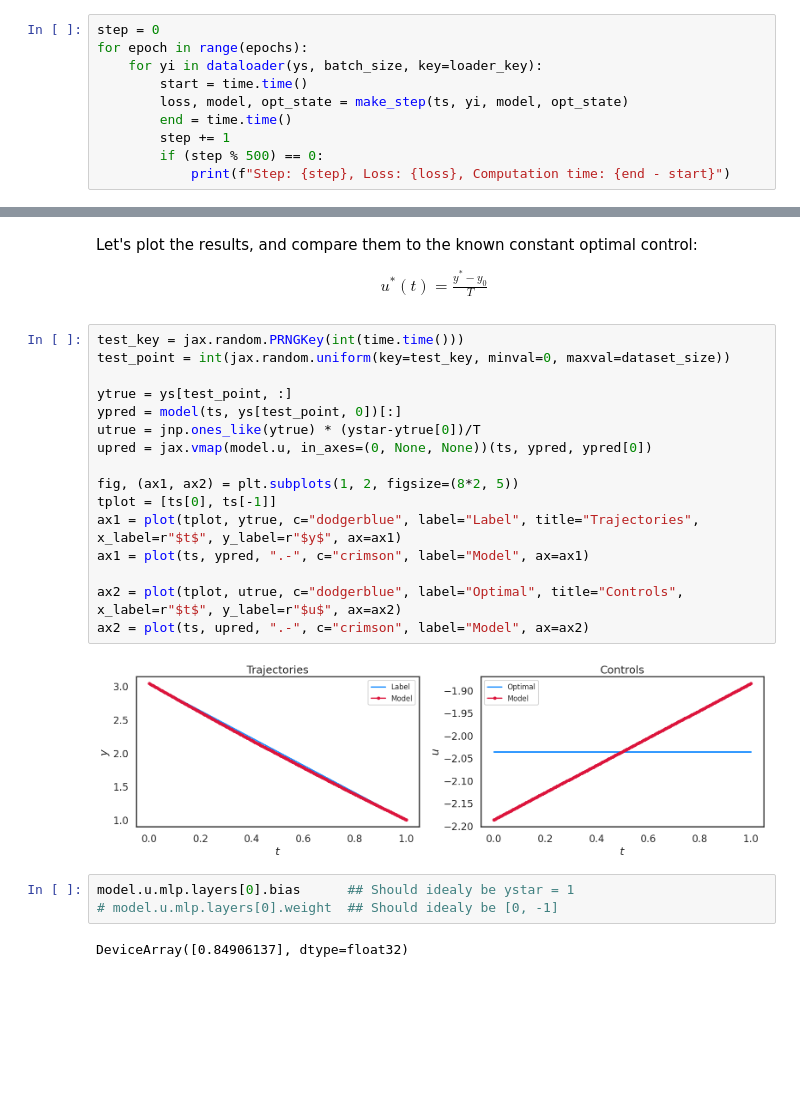
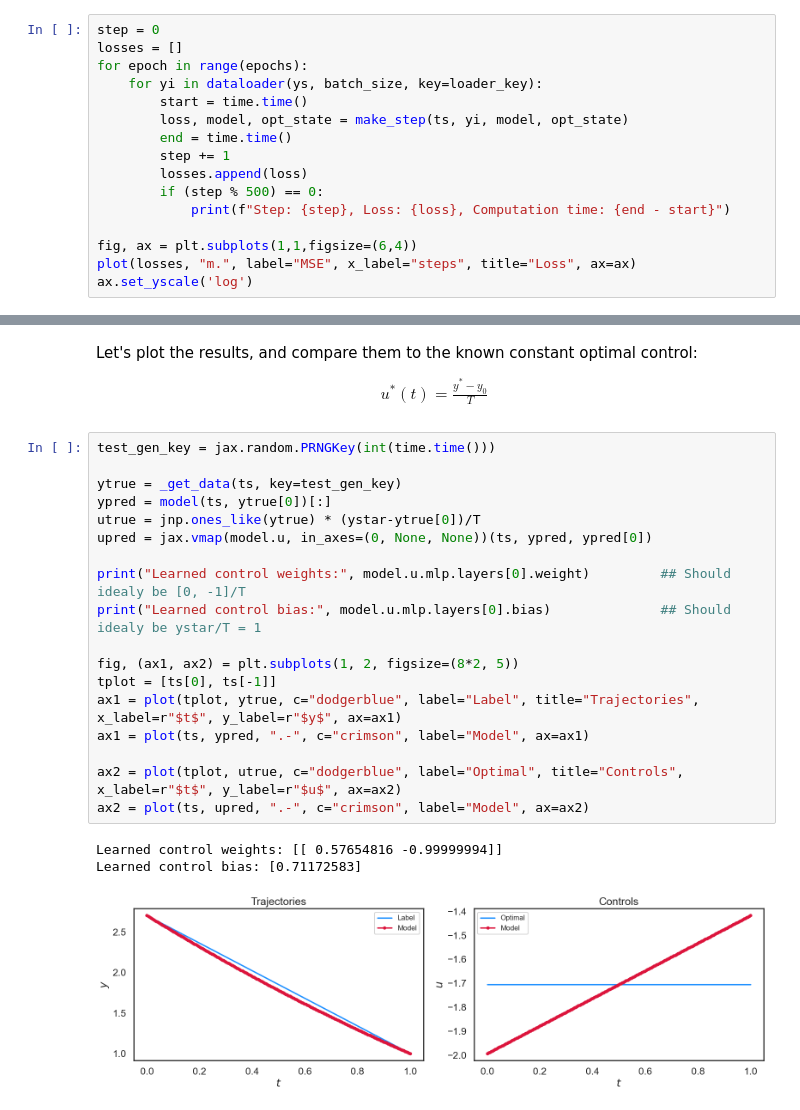
Before and after one commit to ddrous/visual-fluids, a Jupyter notebook: NeuralODEs/neural_ode_control.ipynb, the cells around one changed output, grey strips where cells are left out. Saved outputs shown, nothing was run; the diff lists cells and outputs as text; blank space fills up the shorter version.

Commit message:
Experimenting with control

```diff
--- a/NeuralODEs/neural_ode_control.ipynb
+++ b/NeuralODEs/neural_ode_control.ipynb
@@ -202,12 +203,18 @@ def make_step(ti, yi, model, opt_state):
     return loss, model, opt_state
 # %%
 step = 0
+losses = []
 for epoch in range(epochs):
     for yi in dataloader(ys, batch_size, key=loader_key):
         start = time.time()
         loss, model, opt_state = make_step(ts, yi, model, opt_state)
         end = time.time()
         step += 1
+        losses.append(loss)
         if (step % 500) == 0:
             print(f"Step: {step}, Loss: {loss}, Computation time: {end - start}")
+
+fig, ax = plt.subplots(1,1,figsize=(6,4))
+plot(losses, "m.", label="MSE", x_label="steps", title="Loss", ax=ax)
+ax.set_yscale('log')
 # %% [output]
@@ -224,28 +232,27 @@ Let's plot the results, and compare them to the known constant optimal control:
 u^*(t) = \frac{y^* - y_0}{T}
 \end{align}
 # %%
-test_key = jax.random.PRNGKey(int(time.time()))
-test_point = int(jax.random.uniform(key=test_key, minval=0, maxval=dataset_size))
+test_gen_key = jax.random.PRNGKey(int(time.time()))
 
-ytrue = ys[test_point, :]
-ypred = model(ts, ys[test_point, 0])[:]
+ytrue = _get_data(ts, key=test_gen_key)
+ypred = model(ts, ytrue[0])[:]
 utrue = jnp.ones_like(ytrue) * (ystar-ytrue[0])/T
 upred = jax.vmap(model.u, in_axes=(0, None, None))(ts, ypred, ypred[0])
+
+print("Learned control weights:", model.u.mlp.layers[0].weight)         ## Should idealy be [0, -1]/T
+print("Learned control bias:", model.u.mlp.layers[0].bias)              ## Should idealy be ystar/T = 1
 
 fig, (ax1, ax2) = plt.subplots(1, 2, figsize=(8*2, 5))
 tplot = [ts[0], ts[-1]]
 ax1 = plot(tplot, ytrue, c="dodgerblue", label="Label", title="Trajectories", x_label=r"$t$", y_label=r"$y$", ax=ax1)
 ax1 = plot(ts, ypred, ".-", c="crimson", label="Model", ax=ax1)
 
 ax2 = plot(tplot, utrue, c="dodgerblue", label="Optimal", title="Controls", x_label=r"$t$", y_label=r"$u$", ax=ax2)
 ax2 = plot(ts, upred, ".-", c="crimson", label="Model", ax=ax2)
 # %% [output]
+Learned control weights: [[ 0.57654816 -0.99999994]]
+Learned control bias: [0.71172583]
-[figure, old version]
+[figure, new version]
-# %%
-model.u.mlp.layers[0].bias      ## Should idealy be ystar = 1
-# model.u.mlp.layers[0].weight  ## Should idealy be [0, -1]
-# %% [output]
-DeviceArray([0.84906137], dtype=float32)
 # %% [markdown]
 ## Findings
 The follwing features were implemented in Neural ODE and interpreted:
```
Also changed, not shown: parts of 5 cells of this notebook.
